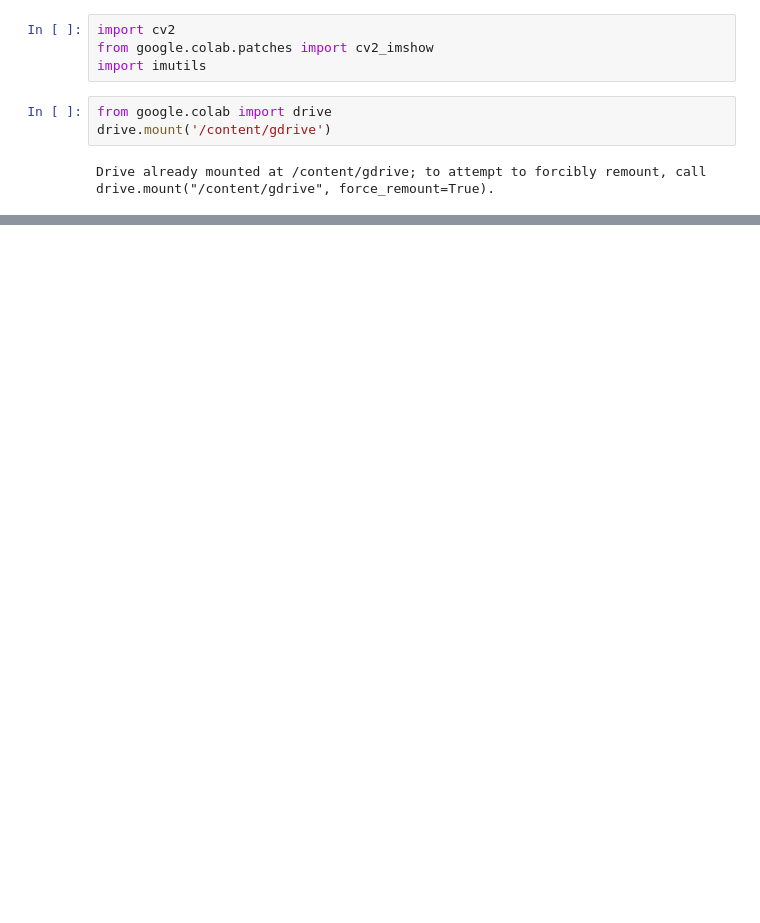
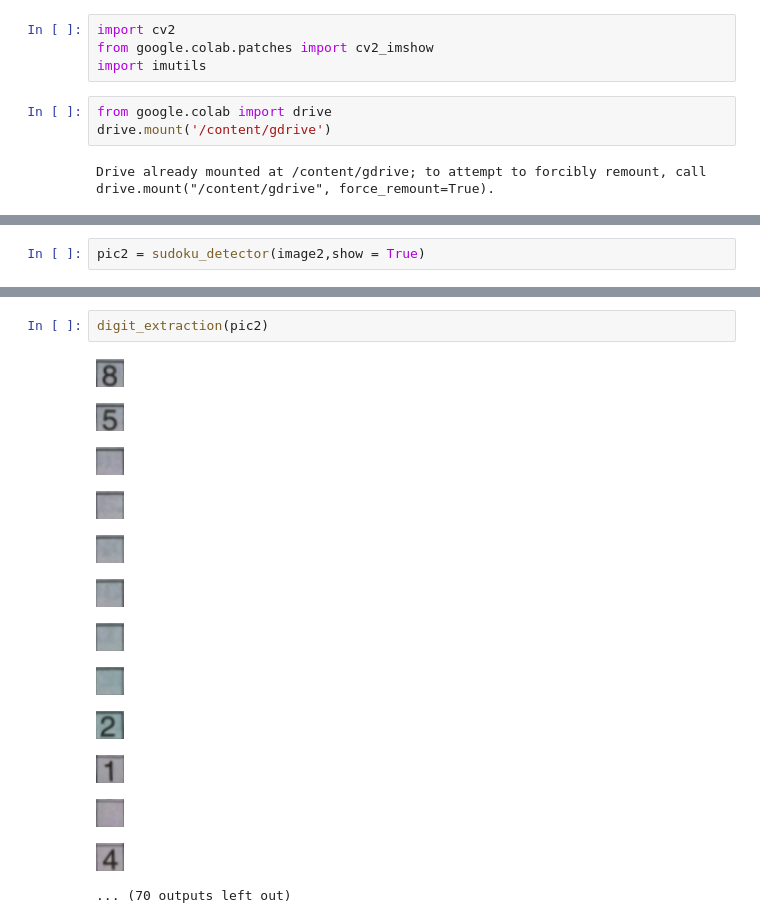
Before and after one commit to shreyas1209/Sudoku_Solver_App, a Jupyter notebook: sudoku_detector.ipynb, the cells around one changed output, grey strips where cells are left out. Saved outputs shown, nothing was run; the diff lists cells and outputs as text; blank space fills up the shorter version.

```diff
--- a/sudoku_detector.ipynb
+++ b/sudoku_detector.ipynb
@@ -104,0 +73,2 @@ sudoku_detector(image4)
+# %%
+pic2 = sudoku_detector(image2,show = True)
@@ -104,0 +137,16 @@ sudoku_detector(image4)
+# %%
+digit_extraction(pic2)
+# %% [output]
+[figure, added]
+[figure, added]
+[figure, added]
+[figure, added]
+[figure, added]
+[figure, added]
+[figure, added]
+[figure, added]
+[figure, added]
+[figure, added]
+[figure, added]
+[figure, added]
+... (70 outputs left out)
```
Also changed, not shown: parts of 14 cells of this notebook.
